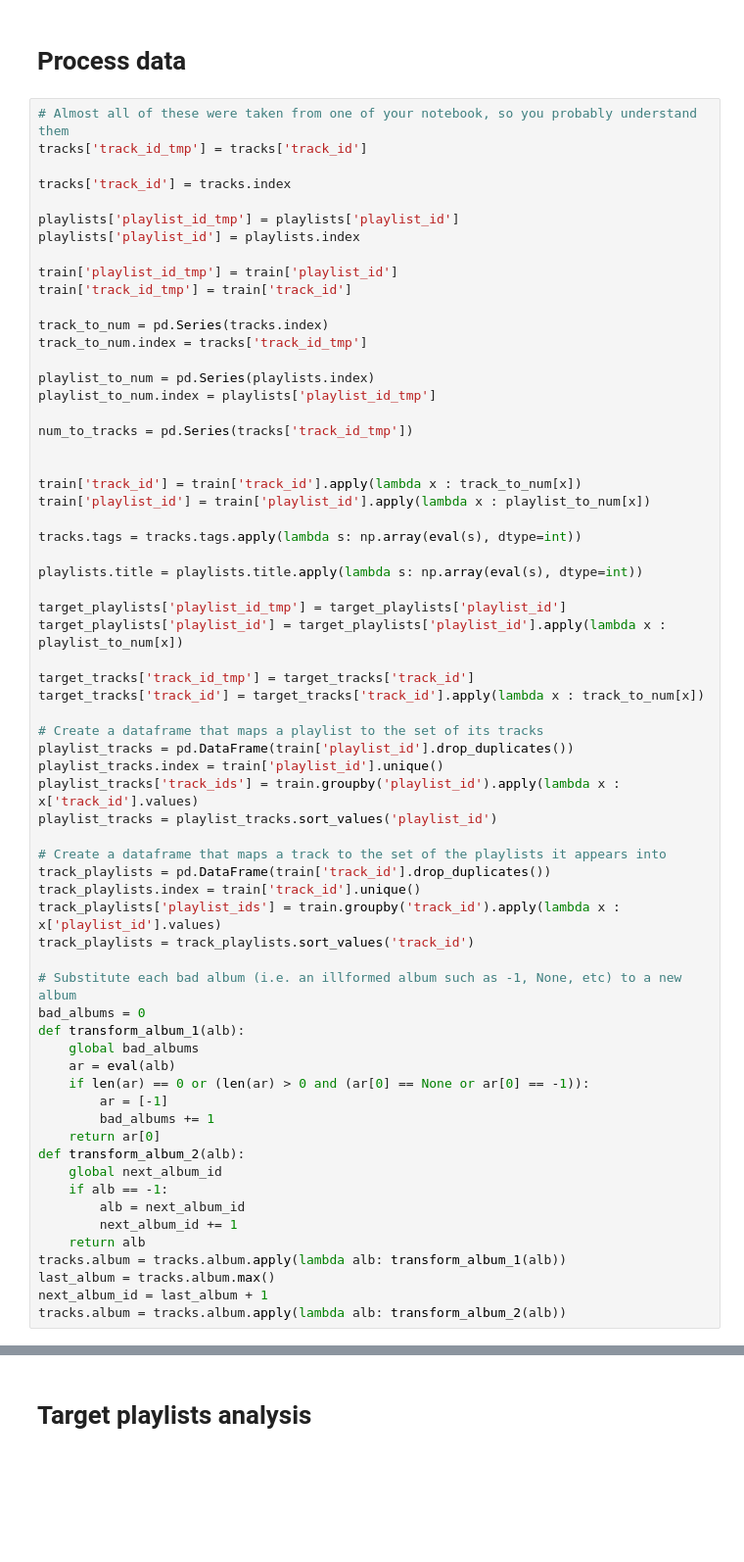
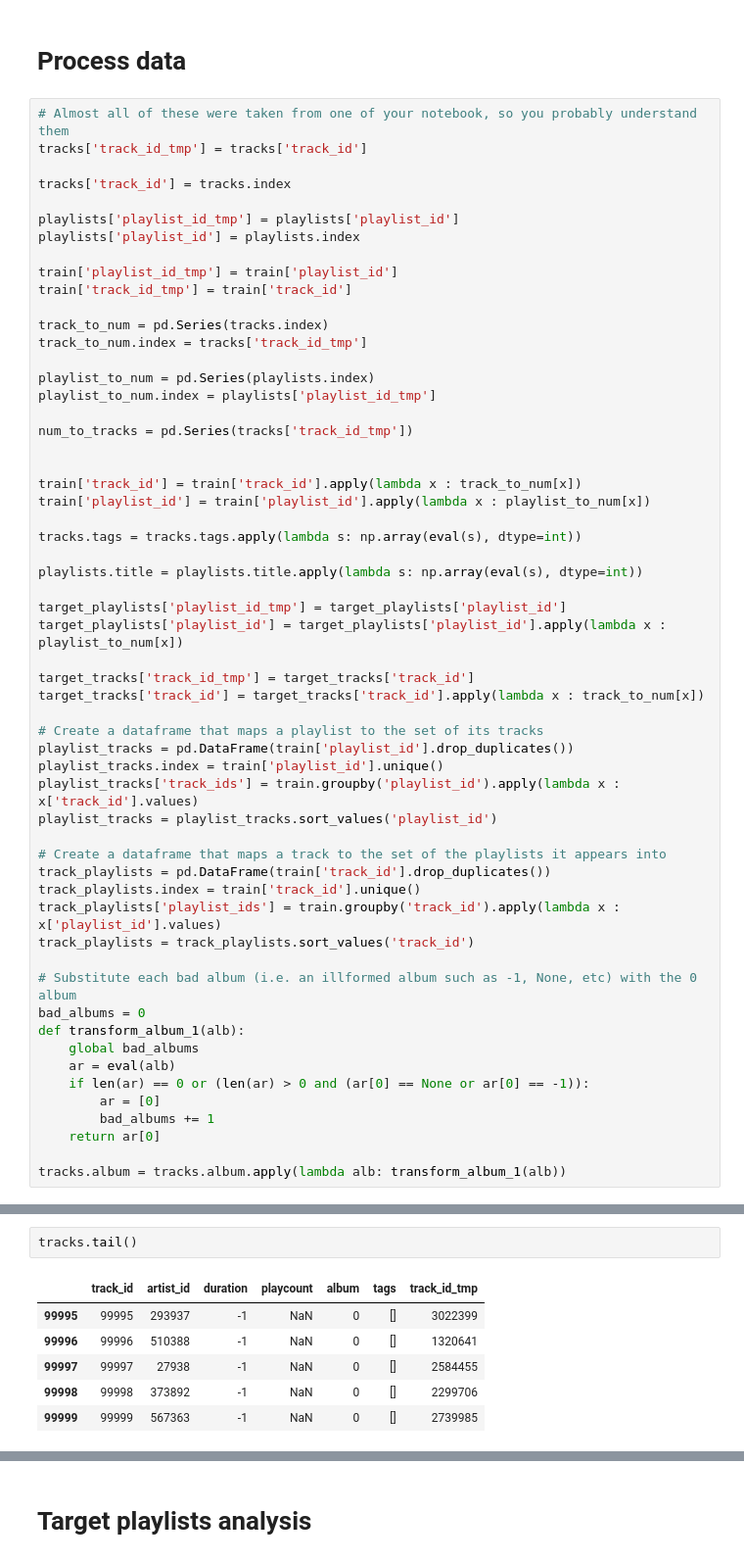
Before and after one commit to battuzz/RS_Challenge, a Jupyter notebook: fabio_CBF_with_parameters.ipynb, the cells around one changed output, grey strips where cells are left out. Shown at 98% size. Drawn from its saved outputs; the diff is of its cells as text; blank space fills up the shorter version.

```diff
--- a/fabio_CBF_with_parameters.ipynb
+++ b/fabio_CBF_with_parameters.ipynb
@@ -277,22 +302,14 @@ track_playlists.index = train['track_id'].unique()
 track_playlists['playlist_ids'] = train.groupby('track_id').apply(lambda x : x['playlist_id'].values)
 track_playlists = track_playlists.sort_values('track_id')
 
-# Substitute each bad album (i.e. an illformed album such as -1, None, etc) to a new album
+# Substitute each bad album (i.e. an illformed album such as -1, None, etc) with the 0 album
 bad_albums = 0
 def transform_album_1(alb):
     global bad_albums
     ar = eval(alb)
     if len(ar) == 0 or (len(ar) > 0 and (ar[0] == None or ar[0] == -1)):
-        ar = [-1]
+        ar = [0]
         bad_albums += 1
     return ar[0]
-def transform_album_2(alb):
-    global next_album_id
-    if alb == -1:
-        alb = next_album_id
-        next_album_id += 1
-    return alb
+
 tracks.album = tracks.album.apply(lambda alb: transform_album_1(alb))
-last_album = tracks.album.max()
-next_album_id = last_album + 1
-tracks.album = tracks.album.apply(lambda alb: transform_album_2(alb))
@@ -298,0 +337,9 @@ tracks.album = tracks.album.apply(lambda alb: transform_album_2(alb))
+# %%
+tracks.tail()
+# %% [output]
+|  | track_id | artist_id | duration | playcount | album | tags | track_id_tmp |
+| 99995 | 99995 | 293937 | -1 | NaN | 0 | [] | 3022399 |
+| 99996 | 99996 | 510388 | -1 | NaN | 0 | [] | 1320641 |
+| 99997 | 99997 | 27938 | -1 | NaN | 0 | [] | 2584455 |
+| 99998 | 99998 | 373892 | -1 | NaN | 0 | [] | 2299706 |
+| 99999 | 99999 | 567363 | -1 | NaN | 0 | [] | 2739985 |
```
Also changed, not shown: parts of 86 cells of this notebook.
